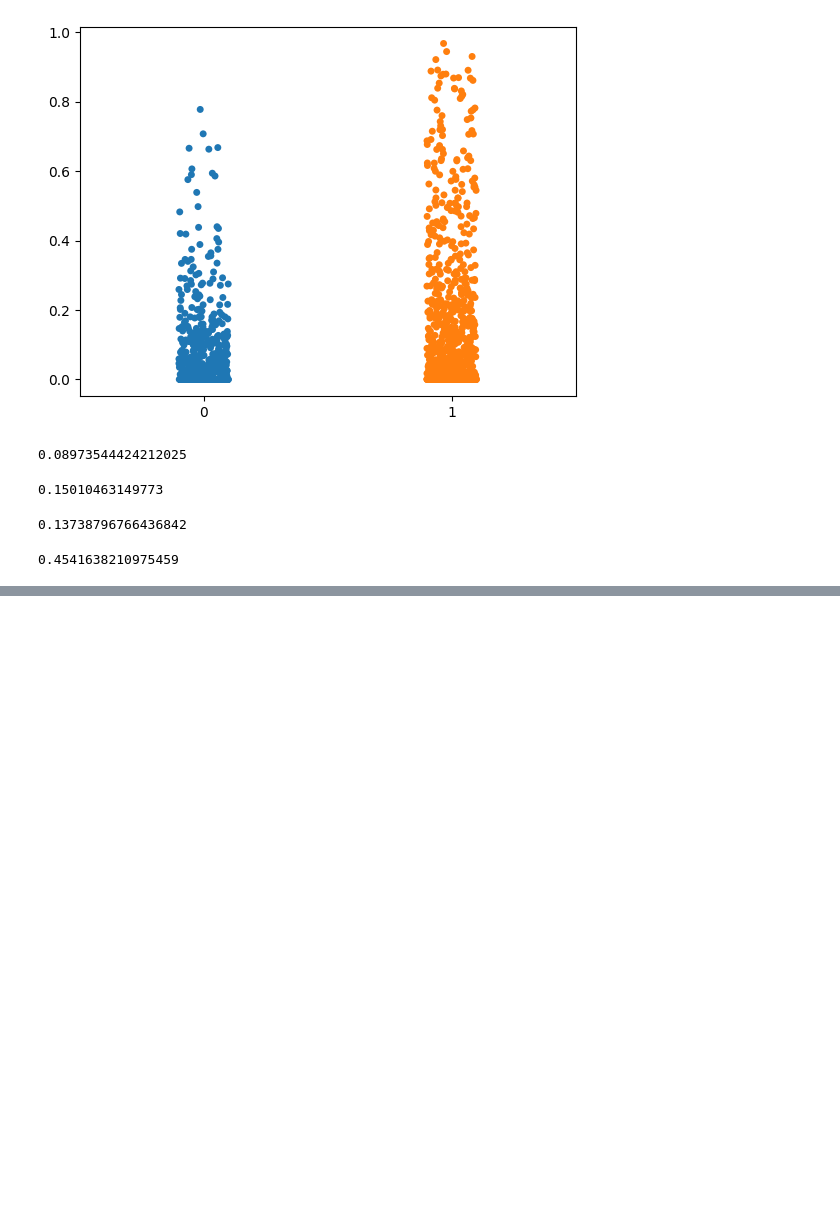
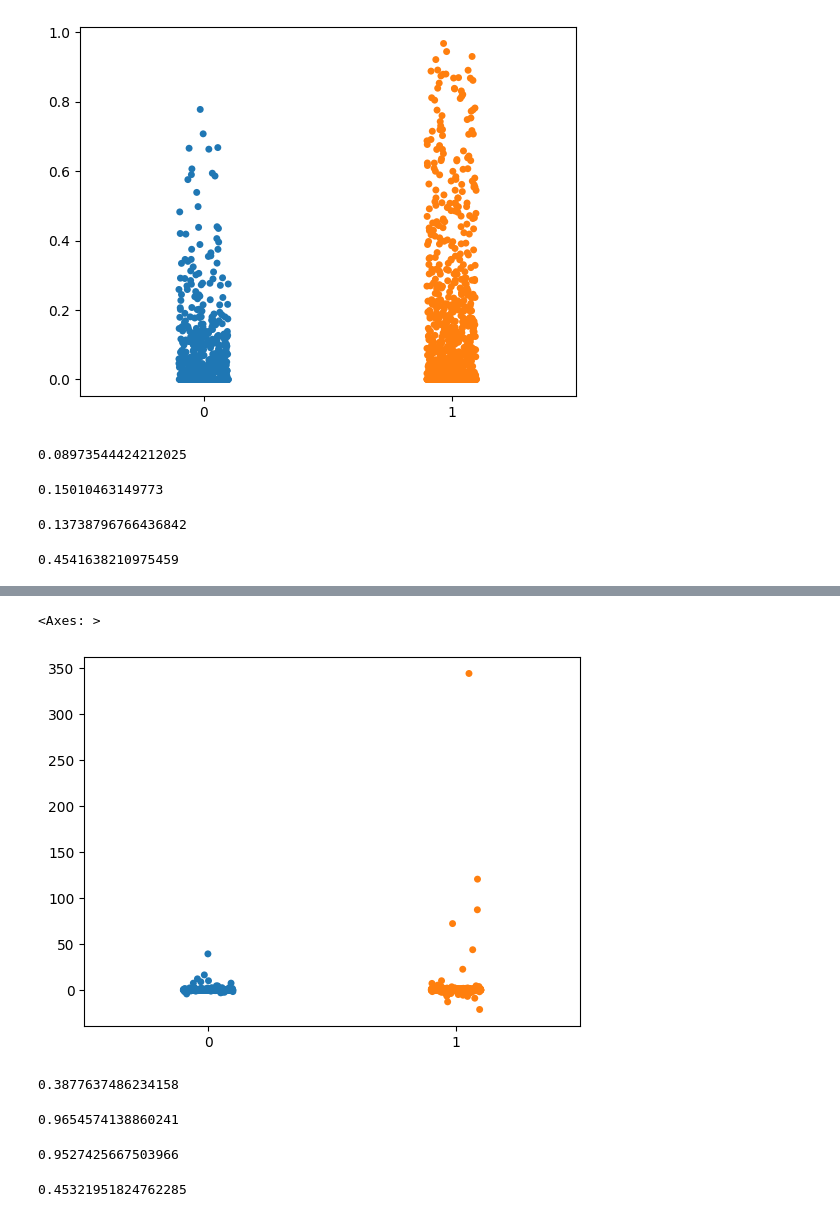
Before and after one commit to LspongebobJH/dagma, a Jupyter notebook: src/dagma/notebooks/epsilon_assumption.ipynb, the cells around one changed output, grey strips where cells are left out. Drawn from its saved outputs; the diff is of its cells as text; code cells hidden in the pictures; blank space fills up the shorter version.

```diff
--- a/src/dagma/notebooks/epsilon_assumption.ipynb
+++ b/src/dagma/notebooks/epsilon_assumption.ipynb
@@ -25,3 +25,7 @@ eps_mask = (Z0 < 0. + eps) & (Z0 > 0.)
 np.abs(W_est[:n_nodes, :n_nodes][~B_true])[eps_mask].max()
 # %% [output]
 0.0005639243021697995
+# %%
+eps = 1e-2
+Z0 = (np.abs(W_est[:n_nodes, :n_nodes][~B_true]) - np.abs(W_est[n_nodes:, :n_nodes][~B_true]))
+eps_mask = (Z0 < 0. + eps) & (Z0 > 0.)
@@ -195,0 +254,35 @@ sns.stripplot([
+# %%
+W_est_list = [W_est] + [np.linalg.matrix_power(W_est, i) for i in range(2, 5)]
+_eps_numerator = W_est_list[0][:n_nodes, :n_nodes][~B_true][eps_mask]
+_eps_denominator = np.stack(W_est_list).sum(axis=0)[:n_nodes, :n_nodes][~B_true][eps_mask]
+
+_n_eps_numerator = W_est_list[0][:n_nodes, :n_nodes][~B_true][~eps_mask]
+_n_eps_denominator = np.stack(W_est_list).sum(axis=0)[:n_nodes, :n_nodes][~B_true][~eps_mask]
+
+sns.stripplot([
+    _eps_numerator / _eps_denominator,
+    _n_eps_numerator / _n_eps_denominator,
+])
+# %% [output]
+<Axes: >
+[figure, added]
+# %%
+# W0/(W0 + ... W0^4) for eps
+(_eps_numerator / _eps_denominator).mean()
+# %% [output]
+0.3877637486234158
+# %%
+# W0/(W0 + ... W0^4) for non-eps
+(_n_eps_numerator / _n_eps_denominator).mean()
+# %% [output]
+0.9654574138860241
+# %%
+# W0/(W0^2 + ... W0^4) for eps
+(_eps_numerator / np.stack(W_est_list[1:]).sum(axis=0)[:n_nodes, :n_nodes][~B_true][eps_mask]).mean()
+# %% [output]
+0.9527425667503966
+# %%
+# W0/(W0^2 + ... W0^4) for non-eps
+(_n_eps_numerator / np.stack(W_est_list[1:]).sum(axis=0)[:n_nodes, :n_nodes][~B_true][~eps_mask]).mean()
+# %% [output]
+0.45321951824762285
```
Also changed, not shown: parts of 11 cells of this notebook, 1 other file.
